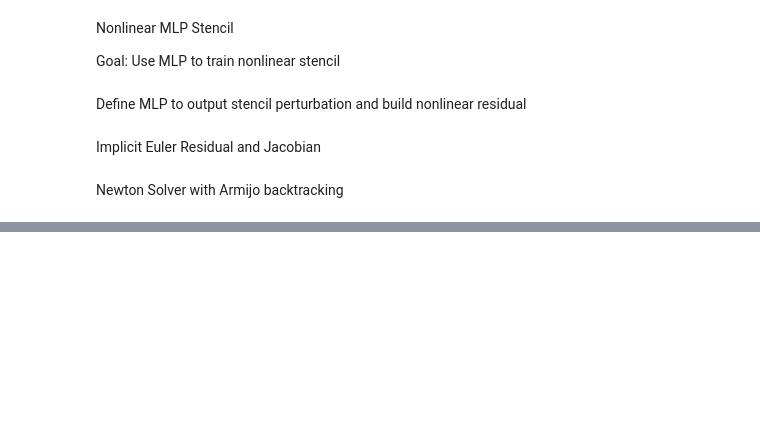
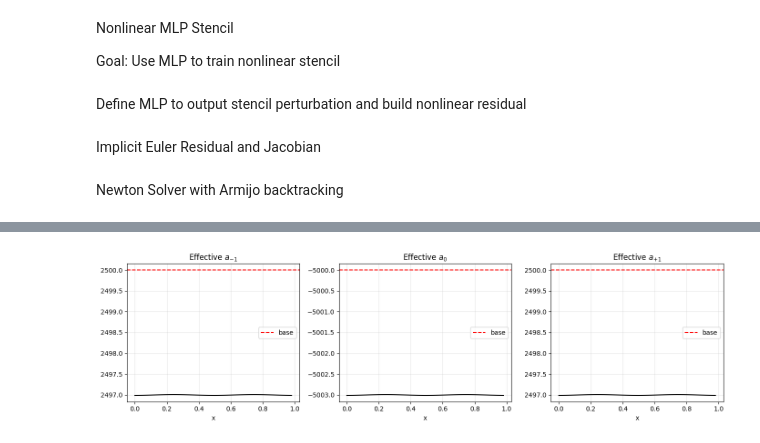
Before and after one commit to CaffeineDealer/physics-simulation-practice, a Jupyter notebook: NL-MLP-Stencil.ipynb, the cells around one changed output, grey strips where cells are left out. Saved outputs shown, nothing was run; the diff lists cells and outputs as text; code cells hidden in the pictures; blank space fills up the shorter version.

```diff
--- a/NL-MLP-Stencil.ipynb
+++ b/NL-MLP-Stencil.ipynb
@@ -132,0 +304,19 @@ def newton_solve(u_init, u_old, dt, mlp_params, mlp_buffers, mlp_forward,
+# %%
+with torch.no_grad():
+    windows_ic = extract_stencil_windows(u_true_test[0])
+    delta_a_ic = mlp_forward(mlp_params_eval, mlp_buffers_eval, windows_ic)
+    a_eff_ic = base_coeffs.unsqueeze(0) + delta_a_ic
+
+fig, axes = plt.subplots(1, 3, figsize=(14, 4))
+labels = ['$a_{-1}$', '$a_0$', '$a_{+1}$']
+for k in range(3):
+    axes[k].plot(x_np, a_eff_ic[:, k].numpy(), 'k-', lw=1.5)
+    axes[k].axhline(base_coeffs[k].item(), color='r', ls='--', label='base')
+    axes[k].set_title(f'Effective {labels[k]}')
+    axes[k].set_xlabel('x')
+    axes[k].legend()
+    axes[k].grid(True, alpha=0.3)
+plt.tight_layout()
+plt.show()
+# %% [output]
+[figure, added]
```
Also changed, not shown: parts of 7 cells of this notebook.
